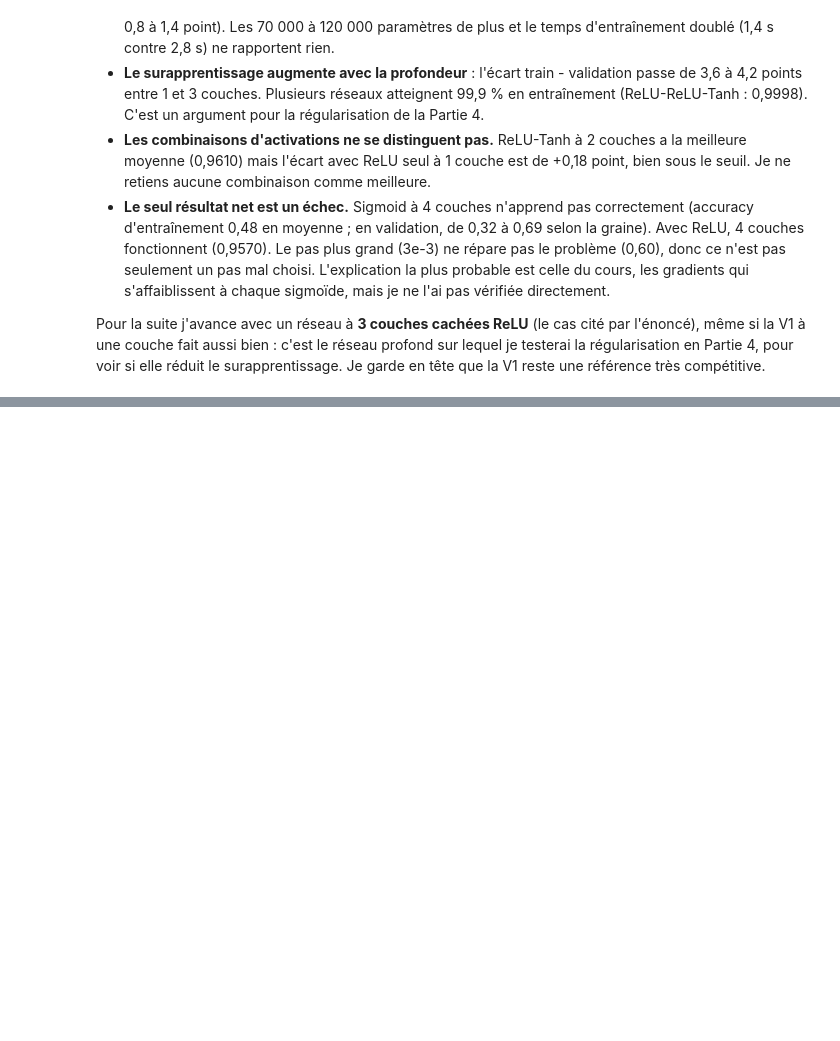
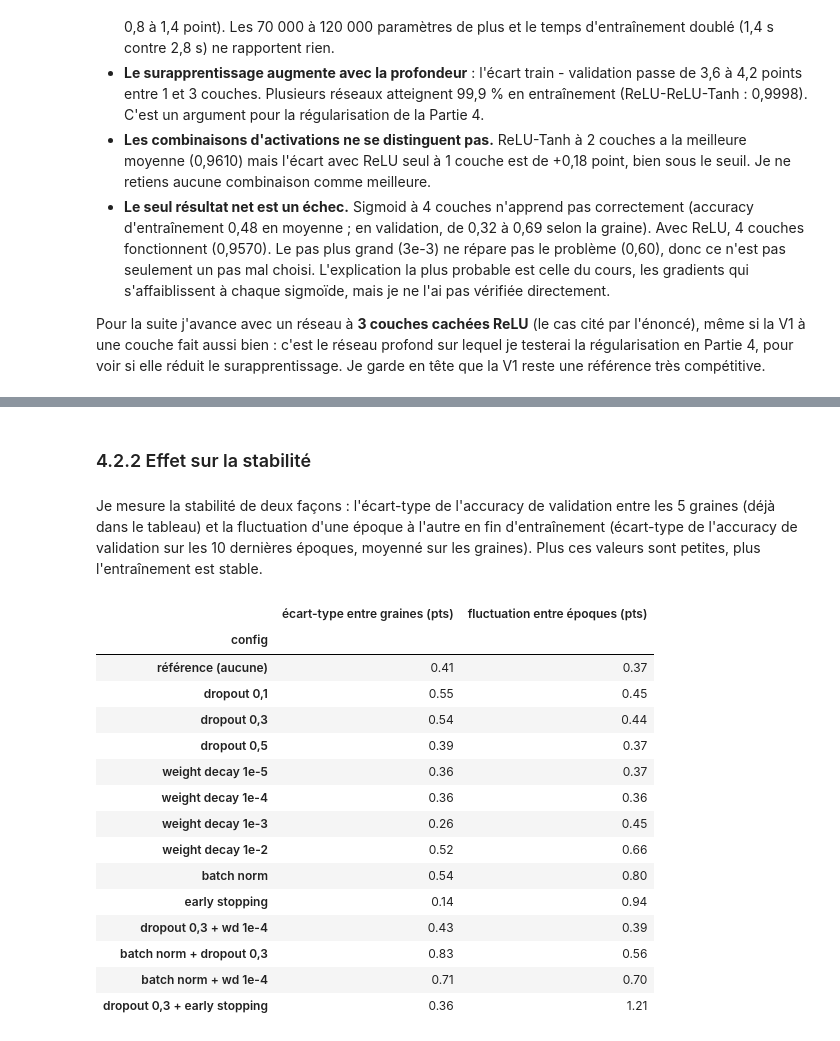
Before and after one commit to MarteOued/-tude-progressive-des-r-seaux-de-neurones-sur-le-jeu-de-donn-es-HAR, a Jupyter notebook: 2_reseau_profond.ipynb, the cells around one changed output, grey strips where cells are left out. Drawn from its saved outputs; the diff is of its cells as text; code cells hidden in the pictures; blank space fills up the shorter version.

```diff
--- a/2_reseau_profond.ipynb
+++ b/2_reseau_profond.ipynb
@@ -356,0 +551,26 @@ Pour la suite j'avance avec un réseau à **3 couches cachées ReLU** (le cas ci
+# %% [markdown]
+### 4.2.2 Effet sur la stabilité
+# %% [markdown]
+Je mesure la stabilité de deux façons : l'écart-type de l'accuracy de validation entre les 5 graines (déjà dans le tableau) et la fluctuation d'une époque à l'autre en fin d'entraînement (écart-type de l'accuracy de validation sur les 10 dernières époques, moyenné sur les graines). Plus ces valeurs sont petites, plus l'entraînement est stable.
+# %%
+stab = reg_df.groupby("config", sort=False).agg(ecart_type_graines=("acc_val", "std"),
+                                                fluctuation_epoques=("fluct_val", "mean")) * 100
+stab.columns = ["écart-type entre graines (pts)", "fluctuation entre époques (pts)"]
+stab.round(2)
+# %% [output]
+|  | écart-type entre graines (pts) | fluctuation entre époques (pts) |
+| config |  |  |
+| référence (aucune) | 0.41 | 0.37 |
+| dropout 0,1 | 0.55 | 0.45 |
+| dropout 0,3 | 0.54 | 0.44 |
+| dropout 0,5 | 0.39 | 0.37 |
+| weight decay 1e-5 | 0.36 | 0.37 |
+| weight decay 1e-4 | 0.36 | 0.36 |
+| weight decay 1e-3 | 0.26 | 0.45 |
+| weight decay 1e-2 | 0.52 | 0.66 |
+| batch norm | 0.54 | 0.80 |
+| early stopping | 0.14 | 0.94 |
+| dropout 0,3 + wd 1e-4 | 0.43 | 0.39 |
+| batch norm + dropout 0,3 | 0.83 | 0.56 |
+| batch norm + wd 1e-4 | 0.71 | 0.70 |
+| dropout 0,3 + early stopping | 0.36 | 1.21 |
```
Also changed, not shown: parts of 26 cells of this notebook, 1 other file.
